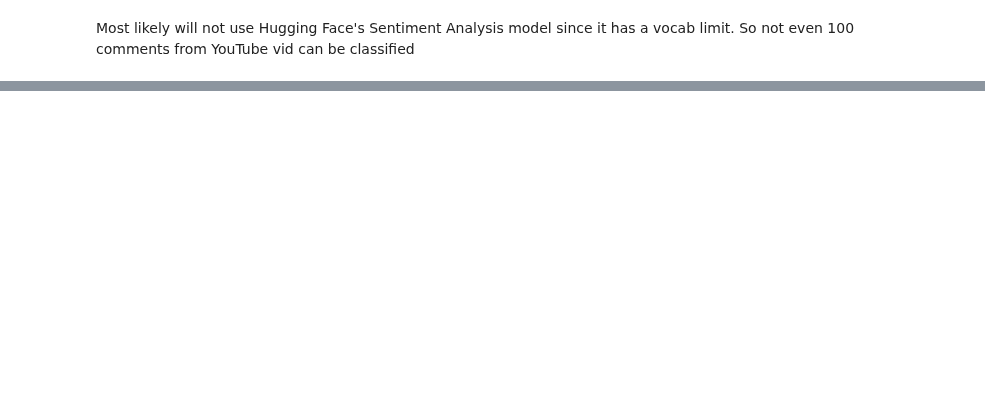
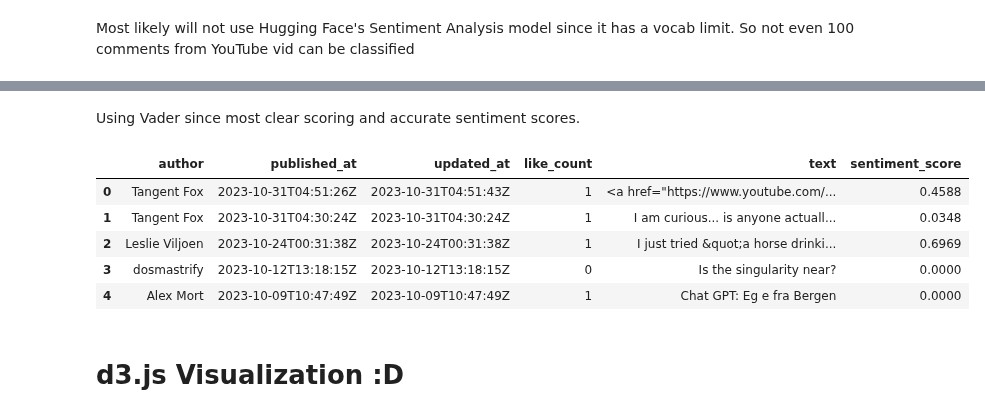
Before and after one commit to mindyng/2023-Business-Projects, a Jupyter notebook: sentiment-analysis-on-llm-chatbots.ipynb, the cells around one changed output, grey strips where cells are left out. Saved outputs shown, nothing was run; the diff lists cells and outputs as text; code cells hidden in the pictures; blank space fills up the shorter version.

Commit message:
Kaggle Notebook | Sentiment Analysis on LLM Chatbots | Version 4

```diff
--- a/sentiment-analysis-on-llm-chatbots.ipynb
+++ b/sentiment-analysis-on-llm-chatbots.ipynb
@@ -234 +323,14 @@ df_tb.head()
+# %% [markdown]
+Using Vader since most clear scoring and accurate sentiment scores.
+# %%
+# Apply Vader sentiment scores to df
+df['sentiment_score'] = [analyzer.polarity_scores(x)['compound'] for x in df['text']]
+df.head()
+# %% [output]
+|  | author | published_at | updated_at | like_count | text | sentiment_score |
+| 0 | Tangent Fox | 2023-10-31T04:51:26Z | 2023-10-31T04:51:43Z | 1 | <a href="https://www.youtube.com/... | 0.4588 |
+| 1 | Tangent Fox | 2023-10-31T04:30:24Z | 2023-10-31T04:30:24Z | 1 | I am curious... is anyone actuall... | 0.0348 |
+| 2 | Leslie Viljoen | 2023-10-24T00:31:38Z | 2023-10-24T00:31:38Z | 1 | I just tried &quot;a horse drinki... | 0.6969 |
+| 3 | dosmastrify | 2023-10-12T13:18:15Z | 2023-10-12T13:18:15Z | 0 | Is the singularity near? | 0.0000 |
+| 4 | Alex Mort | 2023-10-09T10:47:49Z | 2023-10-09T10:47:49Z | 1 | Chat GPT: Eg e fra Bergen | 0.0000 |
 # %%
@@ -237,0 +340,2 @@ df_tb.head()
+# %% [markdown]
+# d3.js Visualization :D
```
Also changed, not shown: parts of 12 cells of this notebook.
